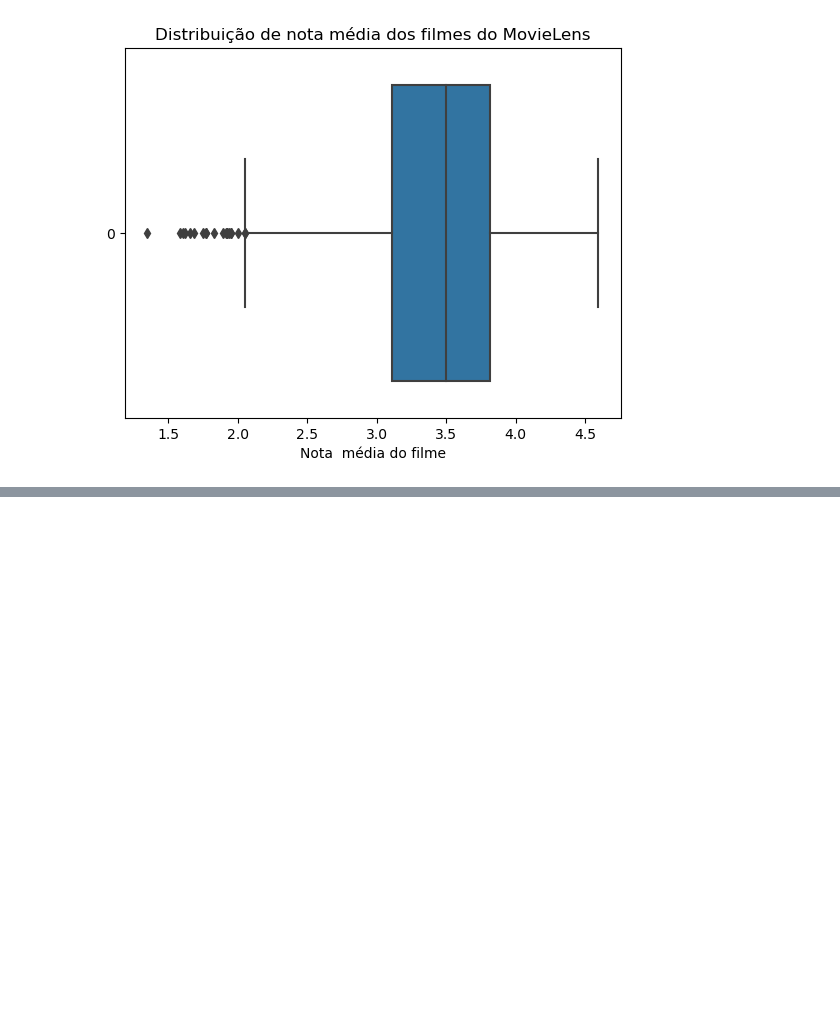
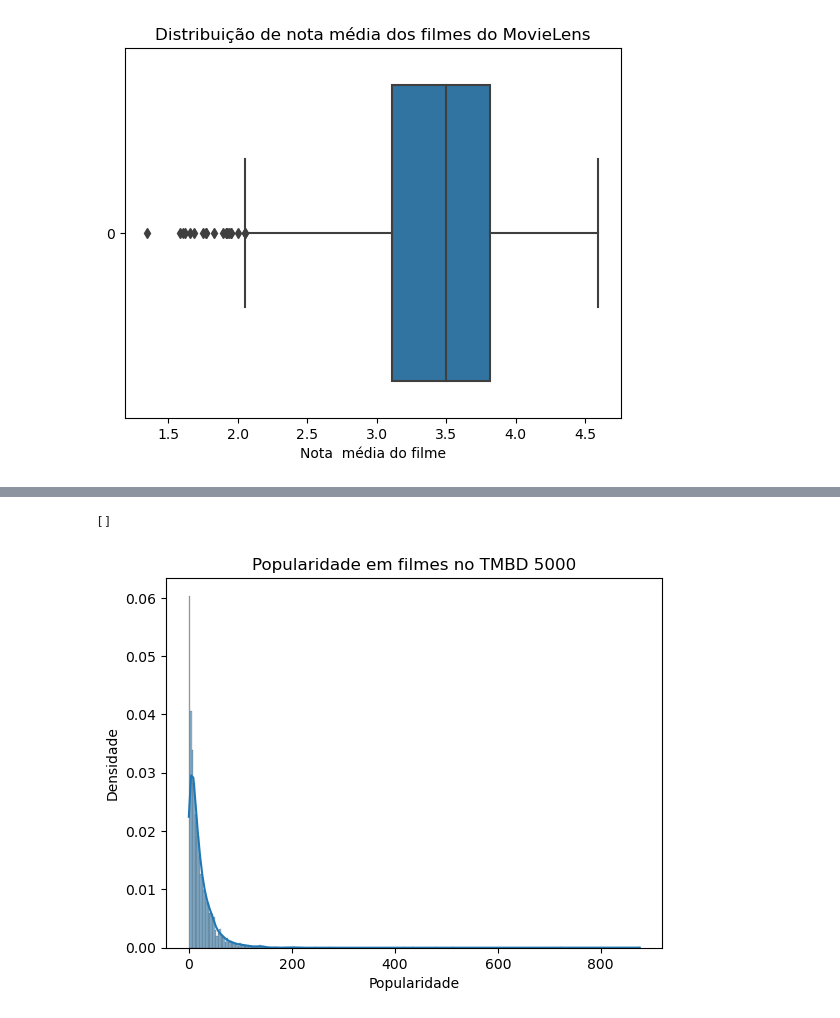
Before and after one commit to ledsouza/data-science-introducao-a-testes-estatisticos-com-python, a Jupyter notebook: DataScience_introducao_a_testes.ipynb, the cells around one changed output, grey strips where cells are left out. Saved outputs shown, nothing was run; the diff lists cells and outputs as text; code cells hidden in the pictures; blank space fills up the shorter version.

```diff
--- a/DataScience_introducao_a_testes.ipynb
+++ b/DataScience_introducao_a_testes.ipynb
@@ -192,0 +214,8 @@ ax.plot()
+# %%
+ax = sns.histplot(data = tmdb['popularity'], kde=True, stat='density')
+ax.set(xlabel='Popularidade', ylabel='Densidade')
+ax.set_title('Popularidade em filmes no TMBD 5000')
+ax.plot()
+# %% [output]
+[]
+[figure, added]
```
Also changed, not shown: parts of 10 cells of this notebook.
